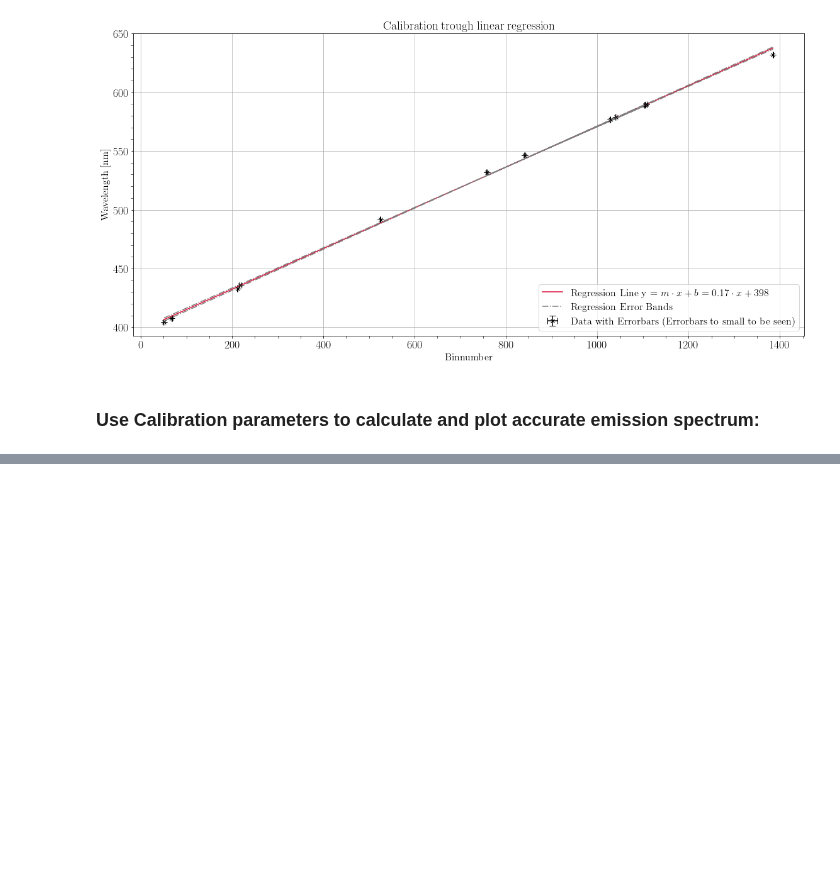
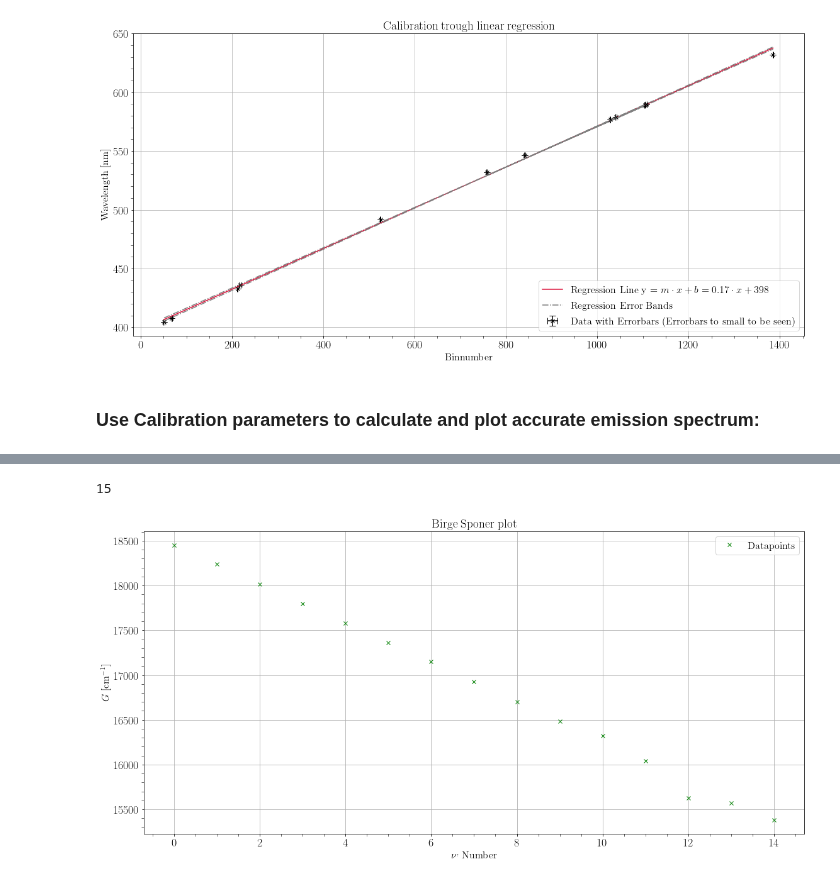
Before and after one commit to MayerPablo/FP, a Jupyter notebook: Jod/Jod.ipynb, the cells around one changed output, grey strips where cells are left out. Drawn from its saved outputs; the diff is of its cells as text; code cells hidden in the pictures; blank space fills up the shorter version.

```diff
--- a/Jod/Jod.ipynb
+++ b/Jod/Jod.ipynb
@@ -372,0 +401,22 @@ print(peaksFluorCal)
+# %%
+energy = (1/peaksFluorCal)*1e7
+
+print(len(peaksFluorCal))
+vibrationalN = np.arange(0, len(peaksFluorCal), 1)
+
+# Adjust plot size
+plt.figure(figsize=(16, 8))
+
+# Draw the Datapoints
+plt.errorbar(vibrationalN, energy, color='green', fmt='x', label=r'Datapoints')
+
+# Axislabels
+plt.xlabel(r'$\nu^{,}$ Number')
+plt.ylabel(r'$G$ [cm$^{-1}$]')
+plt.title("Birge Sponer plot")
+
+plt.legend()
+plt.show()
+# %% [output]
+15
+[figure, added]
```
Also changed, not shown: parts of 21 cells of this notebook, 1 other file.
